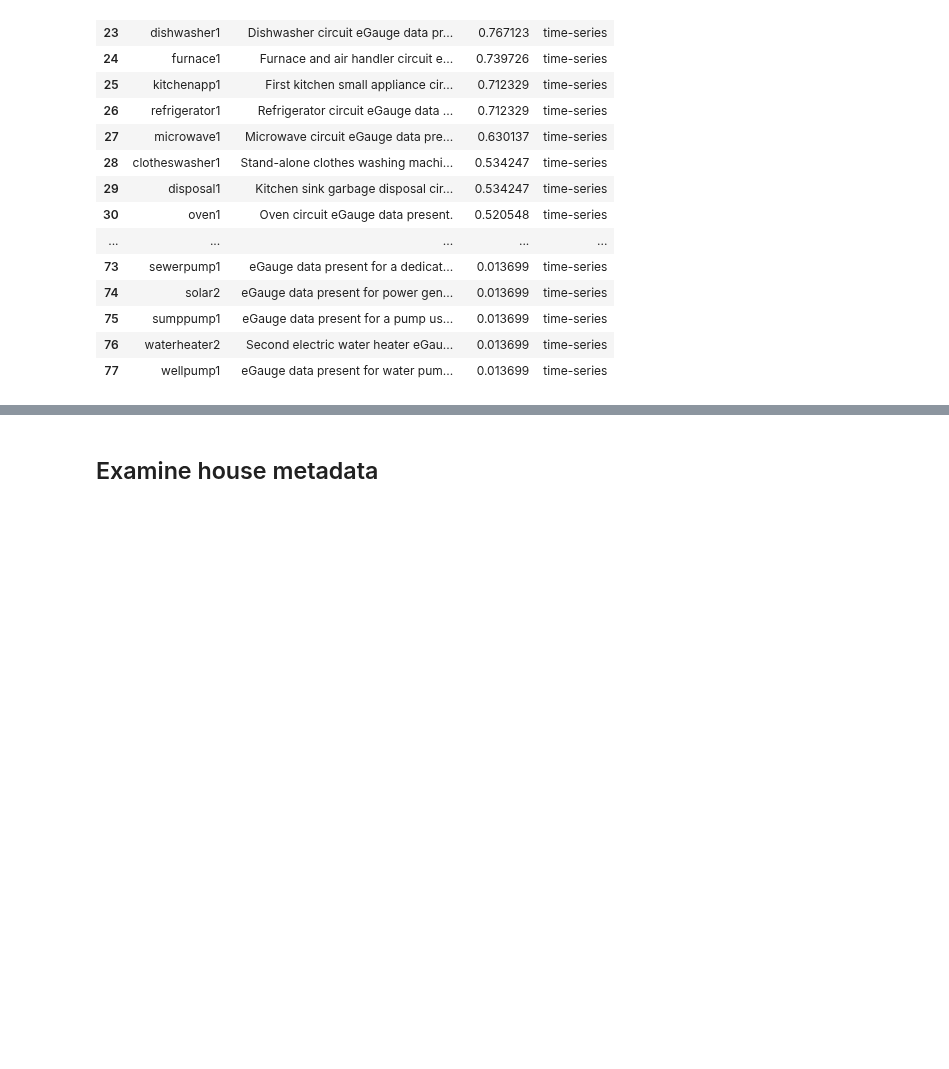
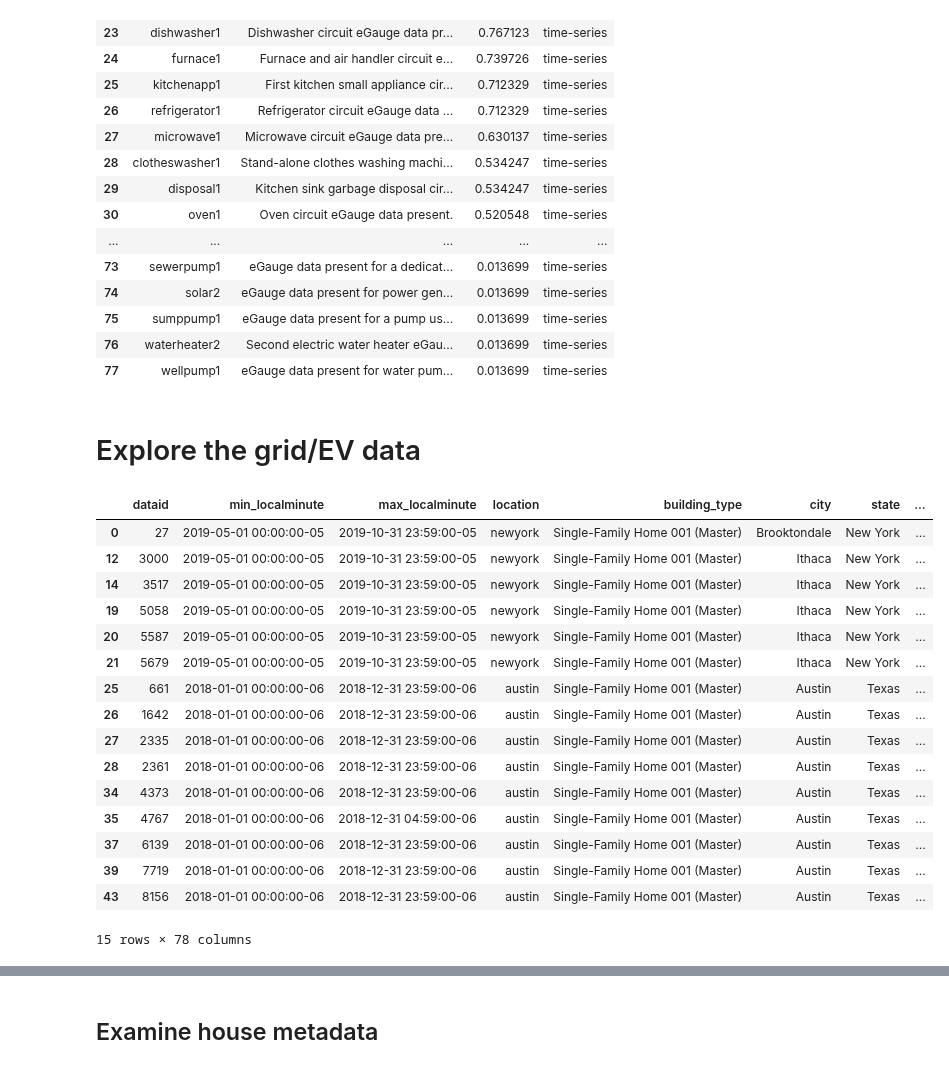
Before and after one commit to jackellishsieh/residential-power-forecasting, a Jupyter notebook: notebooks/jack/jack-pecan-eda.ipynb, the cells around one changed output, grey strips where cells are left out. Cells and saved outputs as stored; diff of their text form; code cells hidden in the pictures; blank space fills up the shorter version.

Commit message:
Begin car1 metadata analysis

```diff
--- a/notebooks/jack/jack-pecan-eda.ipynb
+++ b/notebooks/jack/jack-pecan-eda.ipynb
@@ -219,3 +219,29 @@ display(description_df[description_df["type"] == "time-series"])
 | 75 | sumppump1 | eGauge data present for a pump us... | 0.013699 | time-series |
 | 76 | waterheater2 | Second electric water heater eGau... | 0.013699 | time-series |
 | 77 | wellpump1 | eGauge data present for water pum... | 0.013699 | time-series |
+# %% [markdown]
+# Explore the grid/EV data
+# %%
+# Which homes have car1 data?
+car1_metadata_df = metadata_df[metadata_df["car1"] == "yes"]
+display(car1_metadata_df)
+
+car1_dataids = car1_metadata_df["dataid"].unique()
+# %% [output]
+|  | dataid | min_localminute | max_localminute | location | building_type | city | state | ... |
+| 0 | 27 | 2019-05-01 00:00:00-05 | 2019-10-31 23:59:00-05 | newyork | Single-Family Home 001 (Master) | Brooktondale | New York | ... |
+| 12 | 3000 | 2019-05-01 00:00:00-05 | 2019-10-31 23:59:00-05 | newyork | Single-Family Home 001 (Master) | Ithaca | New York | ... |
+| 14 | 3517 | 2019-05-01 00:00:00-05 | 2019-10-31 23:59:00-05 | newyork | Single-Family Home 001 (Master) | Ithaca | New York | ... |
+| 19 | 5058 | 2019-05-01 00:00:00-05 | 2019-10-31 23:59:00-05 | newyork | Single-Family Home 001 (Master) | Ithaca | New York | ... |
+| 20 | 5587 | 2019-05-01 00:00:00-05 | 2019-10-31 23:59:00-05 | newyork | Single-Family Home 001 (Master) | Ithaca | New York | ... |
+| 21 | 5679 | 2019-05-01 00:00:00-05 | 2019-10-31 23:59:00-05 | newyork | Single-Family Home 001 (Master) | Ithaca | New York | ... |
+| 25 | 661 | 2018-01-01 00:00:00-06 | 2018-12-31 23:59:00-06 | austin | Single-Family Home 001 (Master) | Austin | Texas | ... |
+| 26 | 1642 | 2018-01-01 00:00:00-06 | 2018-12-31 23:59:00-06 | austin | Single-Family Home 001 (Master) | Austin | Texas | ... |
+| 27 | 2335 | 2018-01-01 00:00:00-06 | 2018-12-31 23:59:00-06 | austin | Single-Family Home 001 (Master) | Austin | Texas | ... |
+| 28 | 2361 | 2018-01-01 00:00:00-06 | 2018-12-31 23:59:00-06 | austin | Single-Family Home 001 (Master) | Austin | Texas | ... |
+| 34 | 4373 | 2018-01-01 00:00:00-06 | 2018-12-31 23:59:00-06 | austin | Single-Family Home 001 (Master) | Austin | Texas | ... |
+| 35 | 4767 | 2018-01-01 00:00:00-06 | 2018-12-31 04:59:00-06 | austin | Single-Family Home 001 (Master) | Austin | Texas | ... |
+| 37 | 6139 | 2018-01-01 00:00:00-06 | 2018-12-31 23:59:00-06 | austin | Single-Family Home 001 (Master) | Austin | Texas | ... |
+| 39 | 7719 | 2018-01-01 00:00:00-06 | 2018-12-31 23:59:00-06 | austin | Single-Family Home 001 (Master) | Austin | Texas | ... |
+| 43 | 8156 | 2018-01-01 00:00:00-06 | 2018-12-31 23:59:00-06 | austin | Single-Family Home 001 (Master) | Austin | Texas | ... |
+15 rows × 78 columns
```
Also changed, not shown: parts of 11 cells of this notebook.
